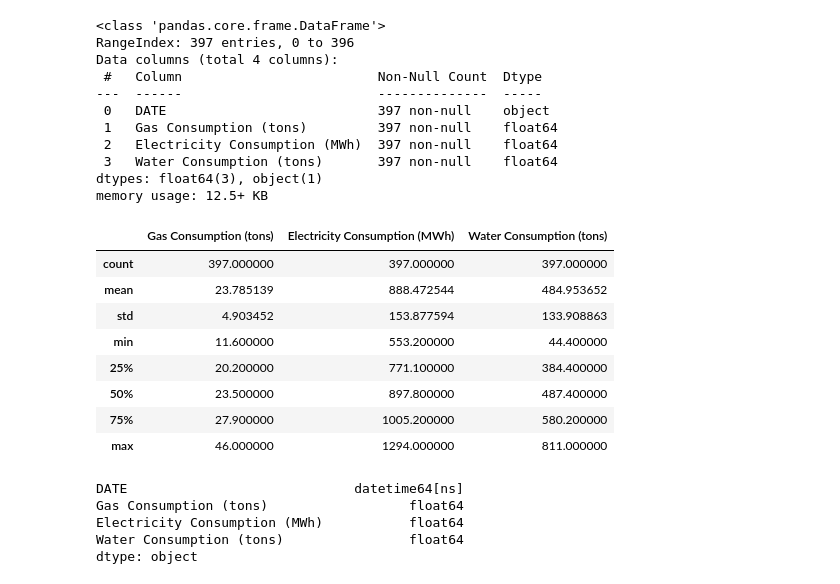
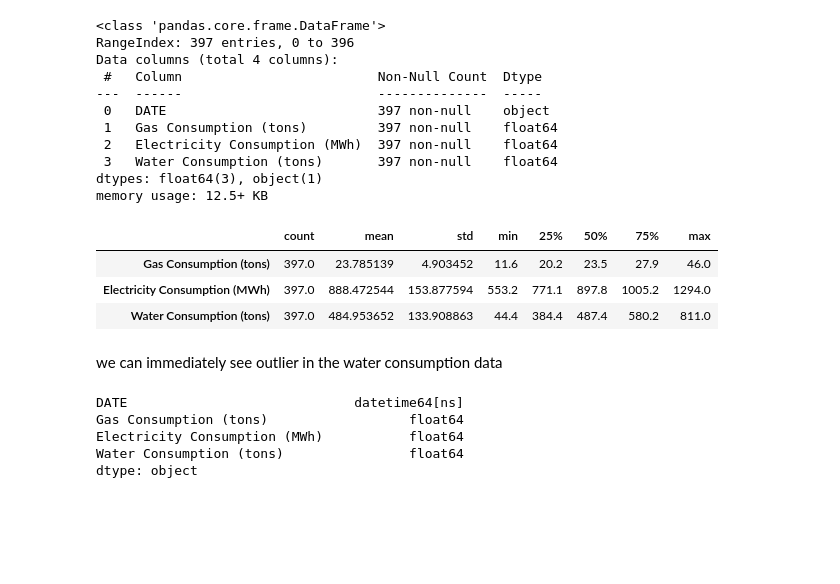
Before and after one commit to ahmakhoo/Forecasting-Clustering-Project, a Jupyter notebook: CA2 part 1.ipynb, the cells around one changed output. Cells and saved outputs as stored; diff of their text form; code cells hidden in the pictures; blank space fills up the shorter version.

```diff
--- a/CA2 part 1.ipynb
+++ b/CA2 part 1.ipynb
@@ -61,17 +70,14 @@ Data columns (total 4 columns):
 dtypes: float64(3), object(1)
 memory usage: 12.5+ KB
 # %%
-df.describe()
+df.describe().T
 # %% [output]
-|  | Gas Consumption (tons) | Electricity Consumption (MWh) | Water Consumption (tons) |
-| count | 397.000000 | 397.000000 | 397.000000 |
-| mean | 23.785139 | 888.472544 | 484.953652 |
-| std | 4.903452 | 153.877594 | 133.908863 |
-| min | 11.600000 | 553.200000 | 44.400000 |
-| 25% | 20.200000 | 771.100000 | 384.400000 |
-| 50% | 23.500000 | 897.800000 | 487.400000 |
-| 75% | 27.900000 | 1005.200000 | 580.200000 |
-| max | 46.000000 | 1294.000000 | 811.000000 |
+|  | count | mean | std | min | 25% | 50% | 75% | max |
+| Gas Consumption (tons) | 397.0 | 23.785139 | 4.903452 | 11.6 | 20.2 | 23.5 | 27.9 | 46.0 |
+| Electricity Consumption (MWh) | 397.0 | 888.472544 | 153.877594 | 553.2 | 771.1 | 897.8 | 1005.2 | 1294.0 |
+| Water Consumption (tons) | 397.0 | 484.953652 | 133.908863 | 44.4 | 384.4 | 487.4 | 580.2 | 811.0 |
+# %% [markdown]
+we can immediately see outlier in the water consumption data
 # %%
 df["DATE"] = pd.to_datetime(df["DATE"], format="%d/%m/%Y")
 
```
Also changed, not shown: parts of 7 cells of this notebook, 1 other file.
